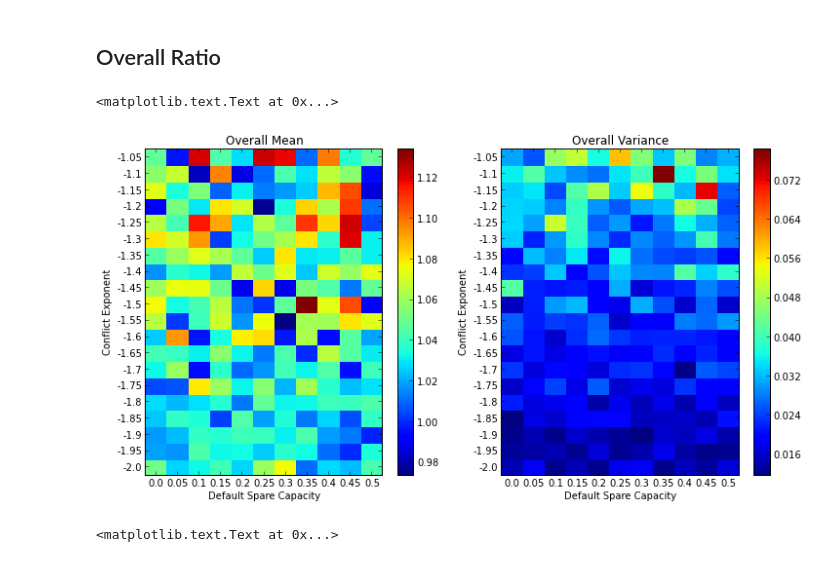
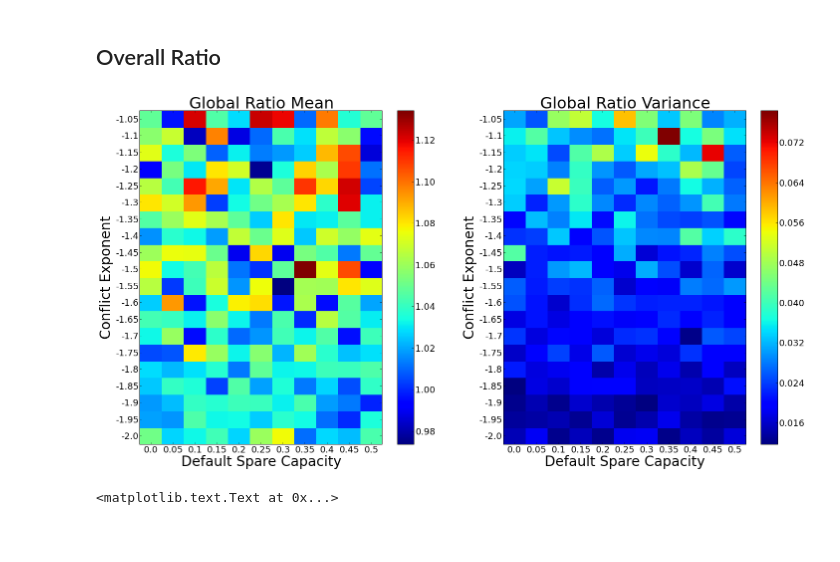
Before and after one commit to dmasad/riskworld, a Jupyter notebook: Analysis/Sensitivity Analysis.ipynb, the cells around one changed output. Cells and saved outputs as stored; diff of their text form; code cells hidden in the pictures; blank space fills up the shorter version.

Commit message:
Adding high-rez graphics for the poster

```diff
--- a/Analysis/Sensitivity Analysis.ipynb
+++ b/Analysis/Sensitivity Analysis.ipynb
@@ -26,41 +26,51 @@ max(model_df.Iteration)
 ## Overall Ratio
 # %%
 # Overall Ratio
-fig = plt.figure(figsize=(12,6))
+fig = plt.figure(figsize=(24,12))
 
 # Means
 pivot = pandas.pivot_table(model_df, values="globalOverallRatio",
                    rows="conflictExponent", cols="defaultSpareCapacity")
 ax1 = fig.add_subplot(121)
 pcol = ax1.pcolor(pivot)
 ax1.set_yticks(arange(0.5, len(pivot.index), 1))
 ax1.set_yticklabels(pivot.index)
 
 ax1.set_xticks(arange(0.5, len(pivot.columns), 1))
 ax1.set_xlim(0, len(pivot.columns))
 ax1.set_xticklabels(pivot.columns)
-fig.colorbar(pcol, ax=ax1)
+cb1 = fig.colorbar(pcol, ax=ax1)
+cb1.ax.tick_params(labelsize=18)
 
 # Variance
 pivot = pandas.pivot_table(model_df, values="globalOverallRatio",
                    rows="conflictExponent", cols="defaultSpareCapacity", aggfunc=np.var)
 ax2 = fig.add_subplot(122)
 pcol = ax2.pcolor(pivot)
 ax2.set_yticks(arange(0.5, len(pivot.index), 1))
 ax2.set_yticklabels(pivot.index)
 
 ax2.set_xticks(arange(0.5, len(pivot.columns), 1))
 ax2.set_xlim(0, len(pivot.columns))
 ax2.set_xticklabels(pivot.columns)
-fig.colorbar(pcol, ax=ax2)
+cb2 = fig.colorbar(pcol, ax=ax2)
+cb2.ax.tick_params(labelsize=18)
 
 # Labeling
-ax1.set_title("Overall Mean")
-ax2.set_title("Overall Variance")
-ax1.set_xlabel("Default Spare Capacity")
-ax2.set_xlabel("Default Spare Capacity")
-ax1.set_ylabel("Conflict Exponent")
-ax2.set_ylabel("Conflict Exponent")
+ax1.set_title("Global Ratio Mean", fontsize=32)
+ax2.set_title("Global Ratio Variance", fontsize=32)
+ax1.set_xlabel("Default Spare Capacity", fontsize=28)
+ax2.set_xlabel("Default Spare Capacity", fontsize=28)
+ax1.set_ylabel("Conflict Exponent", fontsize=28)
+ax2.set_ylabel("Conflict Exponent", fontsize=28)
+
+for tick in ax1.xaxis.get_major_ticks():
+    tick.label.set_fontsize(18)
+for tick in ax1.yaxis.get_major_ticks():
+    tick.label.set_fontsize(18)
+for tick in ax2.xaxis.get_major_ticks():
+    tick.label.set_fontsize(18)
+for tick in ax2.yaxis.get_major_ticks():
+    tick.label.set_fontsize(18)
 # %% [output]
-<matplotlib.text.Text at 0x...>
-[figure, old version]
+[figure, new version]
```
Also changed, not shown: parts of 1 cell of this notebook, 12 other files.
